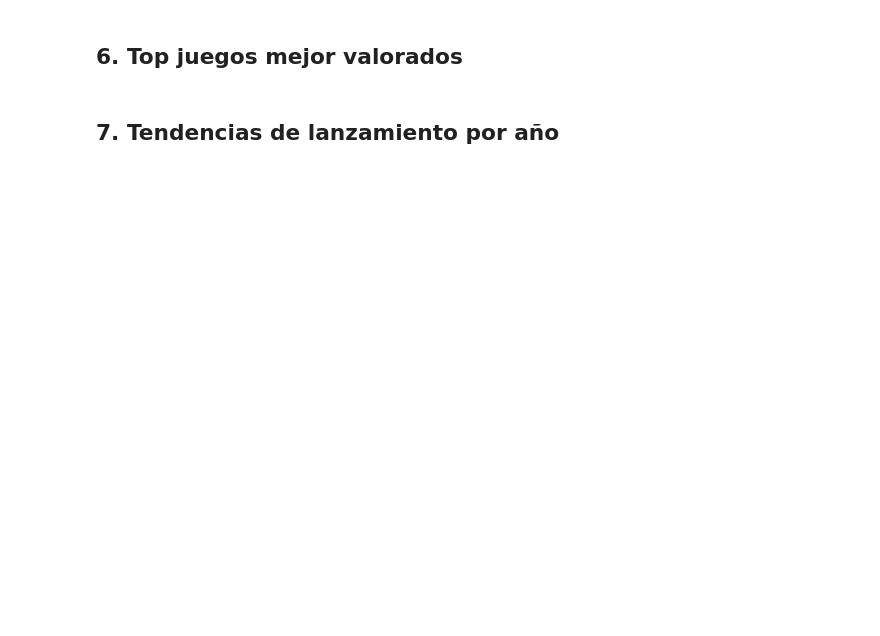
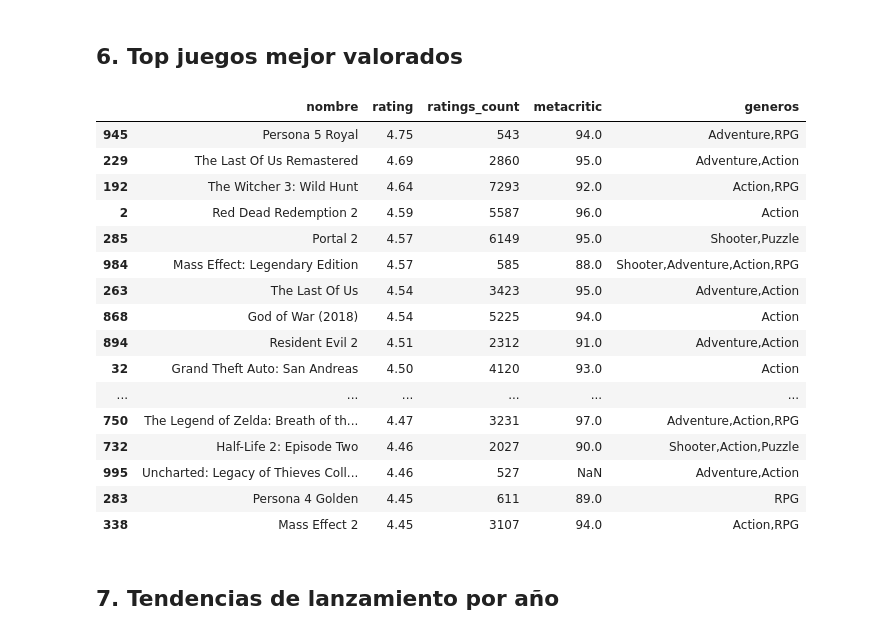
Before and after one commit to alvarodc093-pixel/Video-Game-Rag-Assistant, a Jupyter notebook: notebooks/eda.ipynb, the cells around one changed output. Cells and saved outputs as stored; diff of their text form; code cells hidden in the pictures; blank space fills up the shorter version.

```diff
--- a/notebooks/eda.ipynb
+++ b/notebooks/eda.ipynb
@@ -90,3 +129,25 @@ top_juegos
+# %%
+# Solo juegos con 100 valoraciones o más: con pocos votos el rating no es fiable.
+top_juegos = df[df['ratings_count'] >= 100].nlargest(20, 'rating')[['nombre', 'rating', 'ratings_count', 'metacritic', 'generos']]
+top_juegos
+# %% [output]
+|  | nombre | rating | ratings_count | metacritic | generos |
+| 945 | Persona 5 Royal | 4.75 | 543 | 94.0 | Adventure,RPG |
+| 229 | The Last Of Us Remastered | 4.69 | 2860 | 95.0 | Adventure,Action |
+| 192 | The Witcher 3: Wild Hunt | 4.64 | 7293 | 92.0 | Action,RPG |
+| 2 | Red Dead Redemption 2 | 4.59 | 5587 | 96.0 | Action |
+| 285 | Portal 2 | 4.57 | 6149 | 95.0 | Shooter,Puzzle |
+| 984 | Mass Effect: Legendary Edition | 4.57 | 585 | 88.0 | Shooter,Adventure,Action,RPG |
+| 263 | The Last Of Us | 4.54 | 3423 | 95.0 | Adventure,Action |
+| 868 | God of War (2018) | 4.54 | 5225 | 94.0 | Action |
+| 894 | Resident Evil 2 | 4.51 | 2312 | 91.0 | Adventure,Action |
+| 32 | Grand Theft Auto: San Andreas | 4.50 | 4120 | 93.0 | Action |
+| ... | ... | ... | ... | ... | ... |
+| 750 | The Legend of Zelda: Breath of th... | 4.47 | 3231 | 97.0 | Adventure,Action,RPG |
+| 732 | Half-Life 2: Episode Two | 4.46 | 2027 | 90.0 | Shooter,Action,Puzzle |
+| 995 | Uncharted: Legacy of Thieves Coll... | 4.46 | 527 | NaN | Adventure,Action |
+| 283 | Persona 4 Golden | 4.45 | 611 | 89.0 | RPG |
+| 338 | Mass Effect 2 | 4.45 | 3107 | 94.0 | Action,RPG |
 # %% [markdown]
 ## 7. Tendencias de lanzamiento por año
 # %%
```
Also changed, not shown: parts of 10 cells of this notebook, 16 other files.
